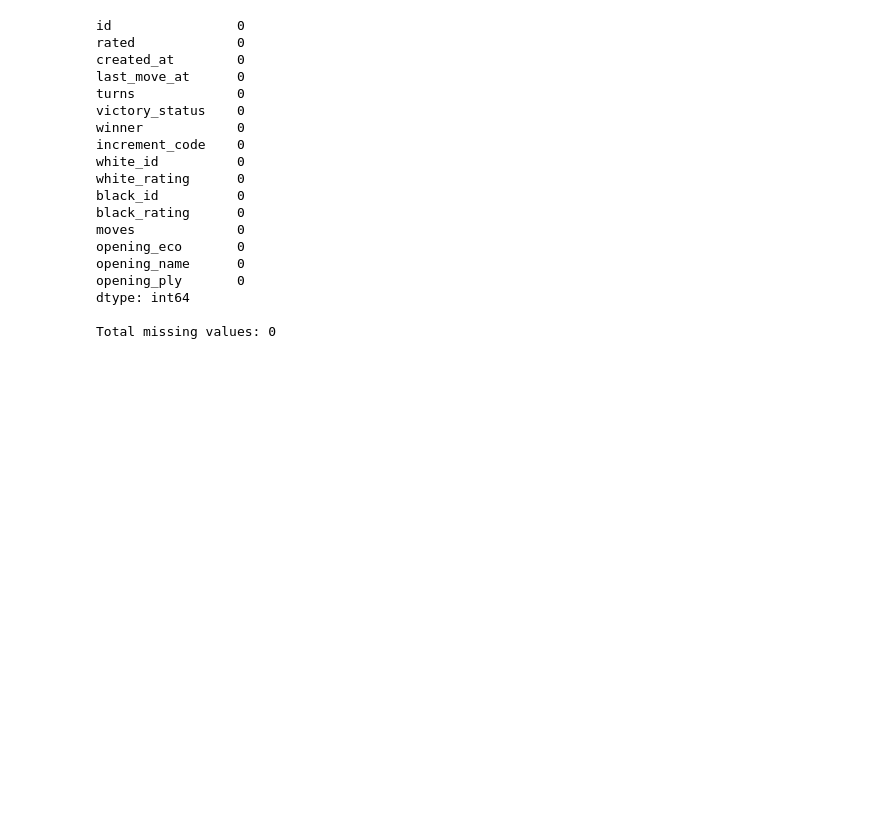
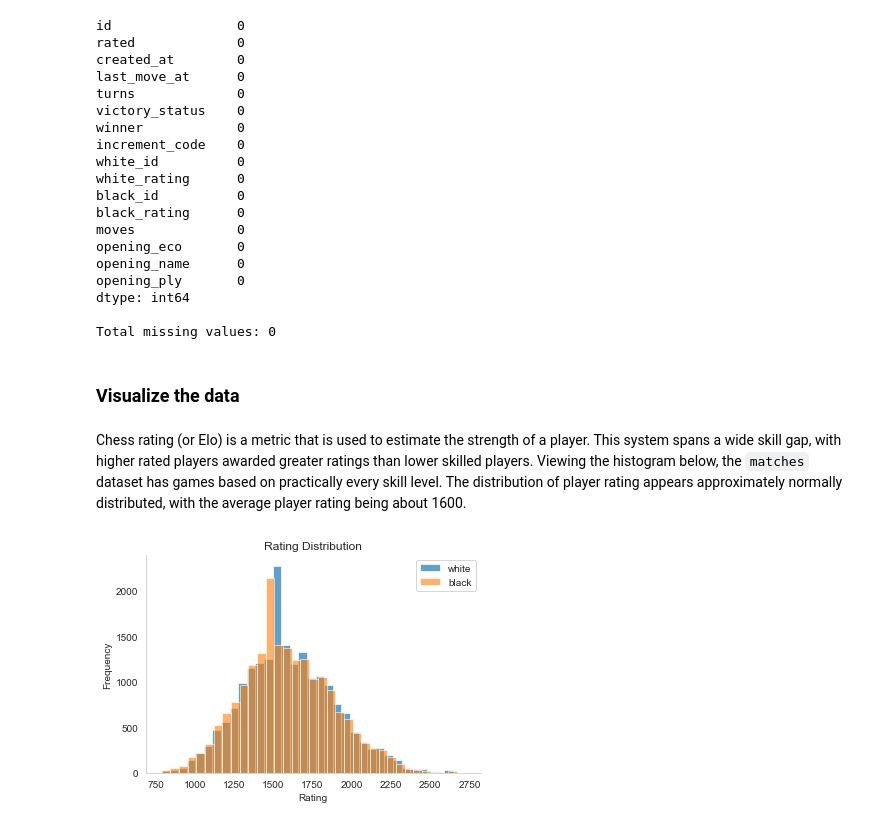
Before and after one commit to scannon2k/lichess-eda, a Jupyter notebook: lichess_EDA.ipynb, the cells around one changed output. Drawn from its saved outputs; the diff is of its cells as text; code cells hidden in the pictures; blank space fills up the shorter version.

```diff
--- a/lichess_EDA.ipynb
+++ b/lichess_EDA.ipynb
@@ -59,0 +110,17 @@ Length: 20058, dtype: bool
+# %%
+print("Number of duplicates in matches:", matches.duplicated().sum())
+
+# id zZK6BQrf appears in the dataset 3 times
+print("There are duplicate ids in the dataset. For instance, zZK6BQrf appears 3 times:")
+display(matches[matches['id']=='zZK6BQrf'])
+
+# print number of matches before dropping duplicates
+rows, cols = matches.shape
+print(f"There are {rows} rows and {cols} columns in matches before dropping duplicates")
+
+# drop the 429 duplicates in the dataset
+matches = matches.drop_duplicates()
+
+# print number of matches before dropping duplicates
+rows, cols = matches.shape
+print(f"There are {rows} rows and {cols} columns in matches after dropping duplicates")
@@ -83,3 +161,30 @@ opening_ply       0
 dtype: int64
 
 Total missing values: 0
+# %% [markdown]
+### Visualize the data
+# %% [markdown]
+Chess rating (or Elo) is a metric that is used to estimate the strength of a player. This system spans a wide skill gap, with higher rated players awarded greater ratings than lower skilled players. Viewing the histogram below, the `matches` dataset has games based on practically every skill level. The distribution of player rating appears approximately normally distributed, with the average player rating being about 1600.
+# %%
+# title and axis labels
+plt.title("Rating Distribution")
+plt.xlabel('Rating')
+plt.ylabel('Frequency')
+
+# plot both rating frequency distributions
+plt.hist(matches['white_rating'], bins=35, alpha=0.7)
+plt.hist(matches['black_rating'], bins=35, alpha=0.6)
+plt.legend(['white', 'black'])
+
+# remove right and top lines on chart
+ax = plt.subplot(111)
+ax.spines["top"].set_visible(False)
+ax.spines["right"].set_visible(False)
+ax.spines["left"].set_visible(True)
+ax.spines["bottom"].set_visible(True)
+ax.grid(False)
+ax.set_facecolor("white")
+
+plt.show()
+# %% [output]
+[figure, added]
```
Also changed, not shown: parts of 24 cells of this notebook, 1 other file.
